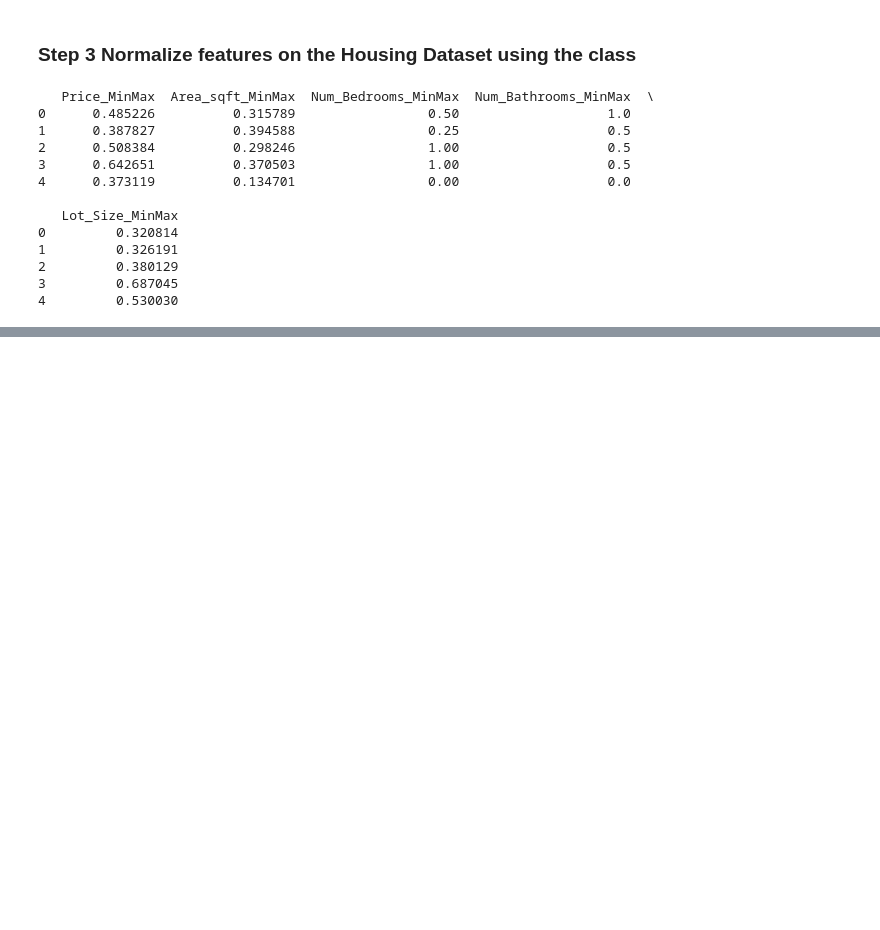
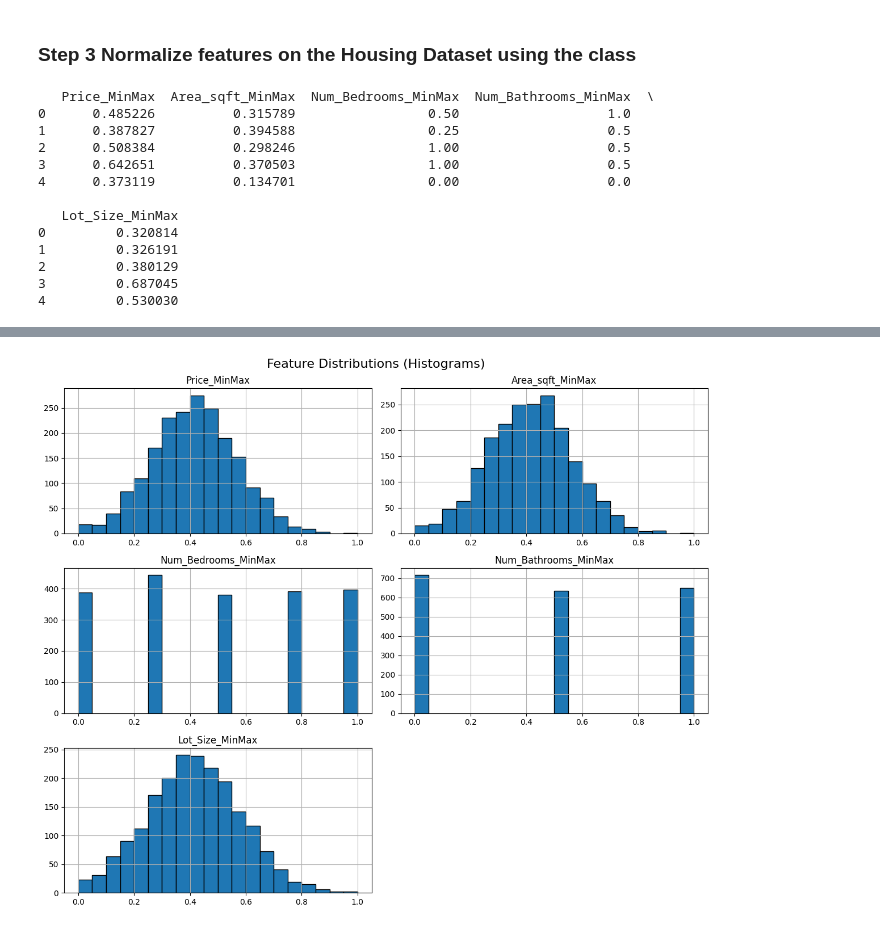
Before and after one commit to BennyXiong/min-max-normalization-workshop, a Jupyter notebook: normalization_workshop.ipynb, the cells around one changed output, grey strips where cells are left out. Cells and saved outputs as stored; diff of their text form; code cells hidden in the pictures; blank space fills up the shorter version.

```diff
--- a/normalization_workshop.ipynb
+++ b/normalization_workshop.ipynb
@@ -81,0 +104,12 @@ print(normalized_df[[f"{col}_MinMax" for col in columns_to_normalize]].head())
+# %%
+# histogram
+import matplotlib.pyplot as plt
+
+# Plot histograms for each feature
+normalized_columns = ['Price_MinMax', 'Area_sqft_MinMax', 'Num_Bedrooms_MinMax', 'Num_Bathrooms_MinMax', 'Lot_Size_MinMax']
+normalized_df[normalized_columns].hist(figsize=(12, 10), bins=20, edgecolor='black')
+plt.suptitle('Feature Distributions (Histograms)', fontsize=16)
+plt.tight_layout()
+plt.show()
+# %% [output]
+[figure, added]
```
Also changed, not shown: parts of 3 cells of this notebook.
